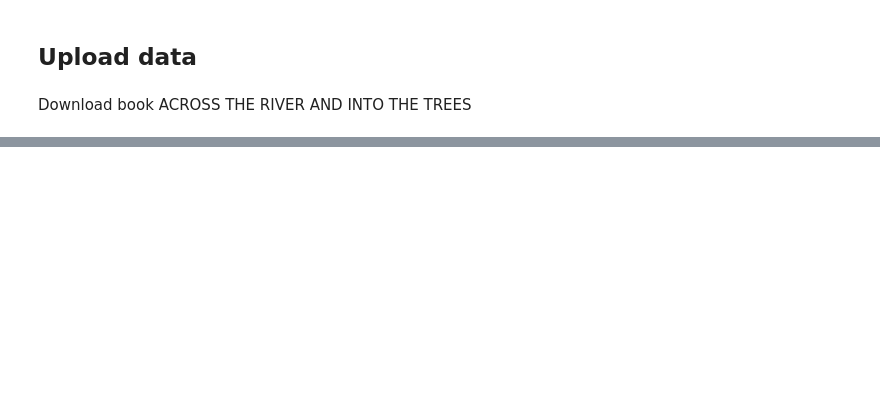
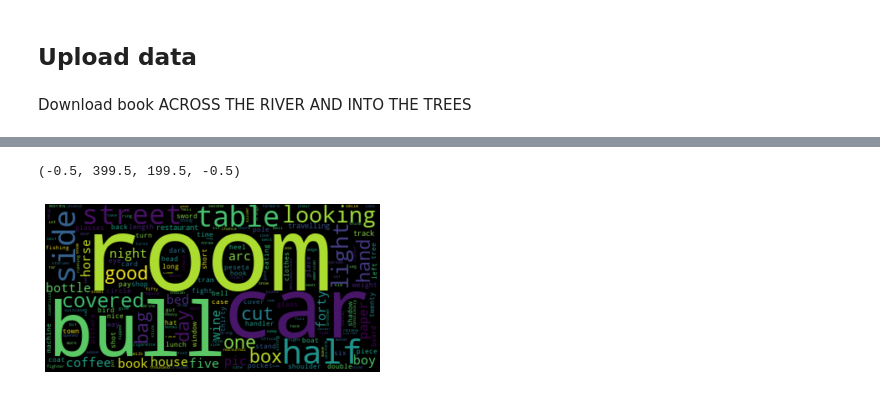
Before and after one commit to HarTigran/Project-6-Small-Data-Engineering-NLP-and-AI-APIs-with-No-Code-Low-Code-, a Jupyter notebook: ERNEST_HEMINGWAY_books.ipynb, the cells around one changed output, grey strips where cells are left out. Saved outputs shown, nothing was run; the diff lists cells and outputs as text; code cells hidden in the pictures; blank space fills up the shorter version.

```diff
--- a/ERNEST_HEMINGWAY_books.ipynb
+++ b/ERNEST_HEMINGWAY_books.ipynb
@@ -19,0 +120,7 @@ ACROSS THE RIVER  A 100%[===================>] 359.73K  --.-KB/s    in 0.02s
+# %%
+import matplotlib.pyplot as plt
+plt.imshow(mww_wordcloud, interpolation = 'bilinear')
+plt.axis('off')
+# %% [output]
+(-0.5, 399.5, 199.5, -0.5)
+[figure, added]
```
Also changed, not shown: parts of 19 cells of this notebook.
